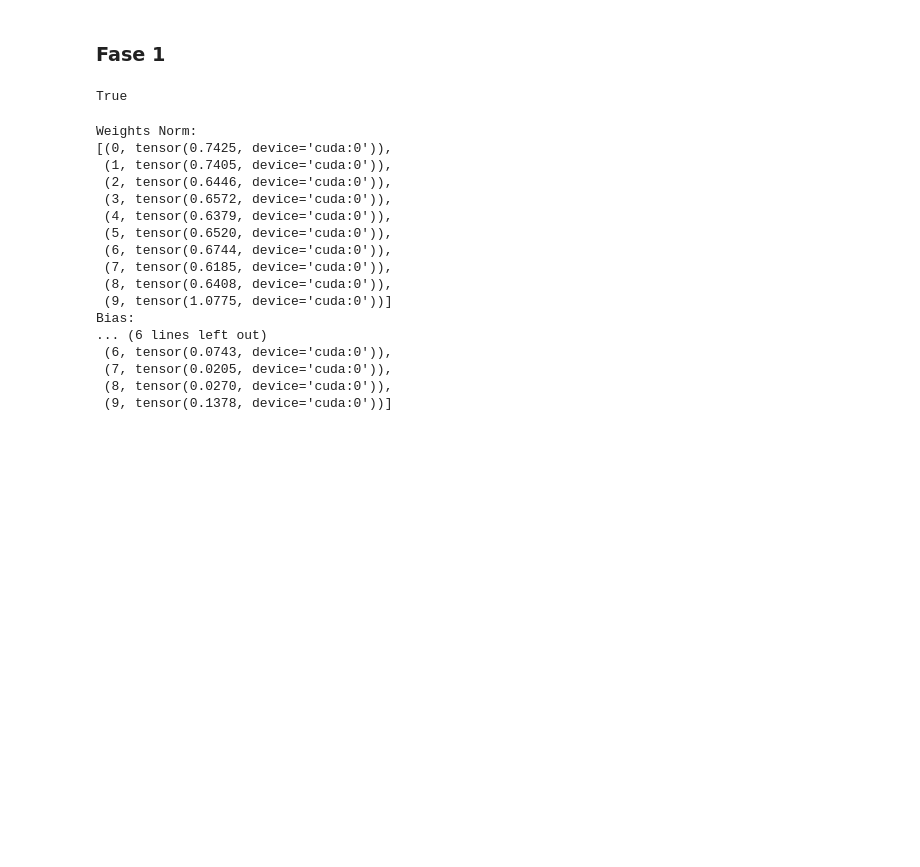
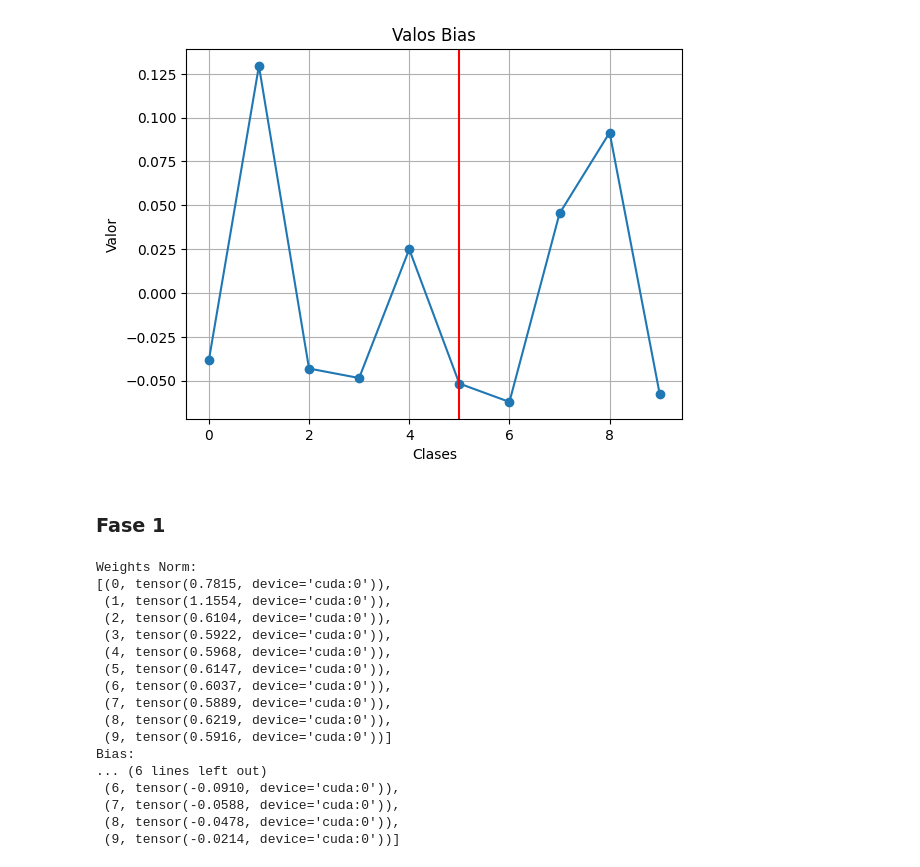
Before and after one commit to eguar11011/catastrophic_forgetting, a Jupyter notebook: Incremental_MNIST/Parameters_analysis.ipynb, the cells around one changed output. Saved outputs shown, nothing was run; the diff lists cells and outputs as text; code cells hidden in the pictures; blank space fills up the shorter version.

```diff
--- a/Incremental_MNIST/Parameters_analysis.ipynb
+++ b/Incremental_MNIST/Parameters_analysis.ipynb
@@ -7,9 +49,18 @@ Queremos hacer un analisis de todos los parametros de nuestros dos modelos.
+# %%
+# Convertir los datos en listas separadas para x e y
+x = [item[0] for item in bias]
+y = [item[1].item() for item in bias]  # Convertir los tensores a valores numéricos
+
+# Crear el gráfico
+plt.plot(x, y, marker='o', linestyle='-')
+plt.xlabel('Clases')
+plt.ylabel('Valor')
+plt.title('Valos Bias')
+plt.grid(True)
+
+plt.axvline(5, color = "r")
+plt.show()
+# %% [output]
+[figure, added]
 # %% [markdown]
 ### Fase 1
-# %%
-import torch
-from pprint import pprint
-device = "cuda"
-print(torch.cuda.is_available())
-# %% [output]
-True
@@ -18,23 +67,26 @@ fase_1 = torch.load('Fase_9.pth')
 # %%
+model = torch.load("Fase_1.pth")
 print("Weights Norm:")
-pprint([(indice ,torch.norm(row) ) for indice ,row in enumerate(fase_1["linear_relu_stack.4.weight"])])
+wn = [(indice ,torch.norm(row) ) for indice ,row in enumerate(model["linear_relu_stack.4.weight"])]
+pprint(wn)
 print("Bias:")
-pprint([(indice ,torch.norm(row) ) for indice ,row in enumerate(fase_1["linear_relu_stack.4.bias"])])
+bias = [(indice ,row ) for indice ,row in enumerate(model["linear_relu_stack.4.bias"])]
+pprint(bias)
 # %% [output]
 Weights Norm:
-[(0, tensor(0.7425, device='cuda:0')),
- (1, tensor(0.7405, device='cuda:0')),
- (2, tensor(0.6446, device='cuda:0')),
- (3, tensor(0.6572, device='cuda:0')),
- (4, tensor(0.6379, device='cuda:0')),
- (5, tensor(0.6520, device='cuda:0')),
- (6, tensor(0.6744, device='cuda:0')),
- (7, tensor(0.6185, device='cuda:0')),
- (8, tensor(0.6408, device='cuda:0')),
- (9, tensor(1.0775, device='cuda:0'))]
+[(0, tensor(0.7815, device='cuda:0')),
+ (1, tensor(1.1554, device='cuda:0')),
+ (2, tensor(0.6104, device='cuda:0')),
+ (3, tensor(0.5922, device='cuda:0')),
+ (4, tensor(0.5968, device='cuda:0')),
+ (5, tensor(0.6147, device='cuda:0')),
+ (6, tensor(0.6037, device='cuda:0')),
+ (7, tensor(0.5889, device='cuda:0')),
+ (8, tensor(0.6219, device='cuda:0')),
+ (9, tensor(0.5916, device='cuda:0'))]
 Bias:
 ... (6 lines left out)
- (6, tensor(0.0743, device='cuda:0')),
- (7, tensor(0.0205, device='cuda:0')),
- (8, tensor(0.0270, device='cuda:0')),
- (9, tensor(0.1378, device='cuda:0'))]
+ (6, tensor(-0.0910, device='cuda:0')),
+ (7, tensor(-0.0588, device='cuda:0')),
+ (8, tensor(-0.0478, device='cuda:0')),
+ (9, tensor(-0.0214, device='cuda:0'))]
```
Also changed, not shown: parts of 37 cells of this notebook, 2 other files.
